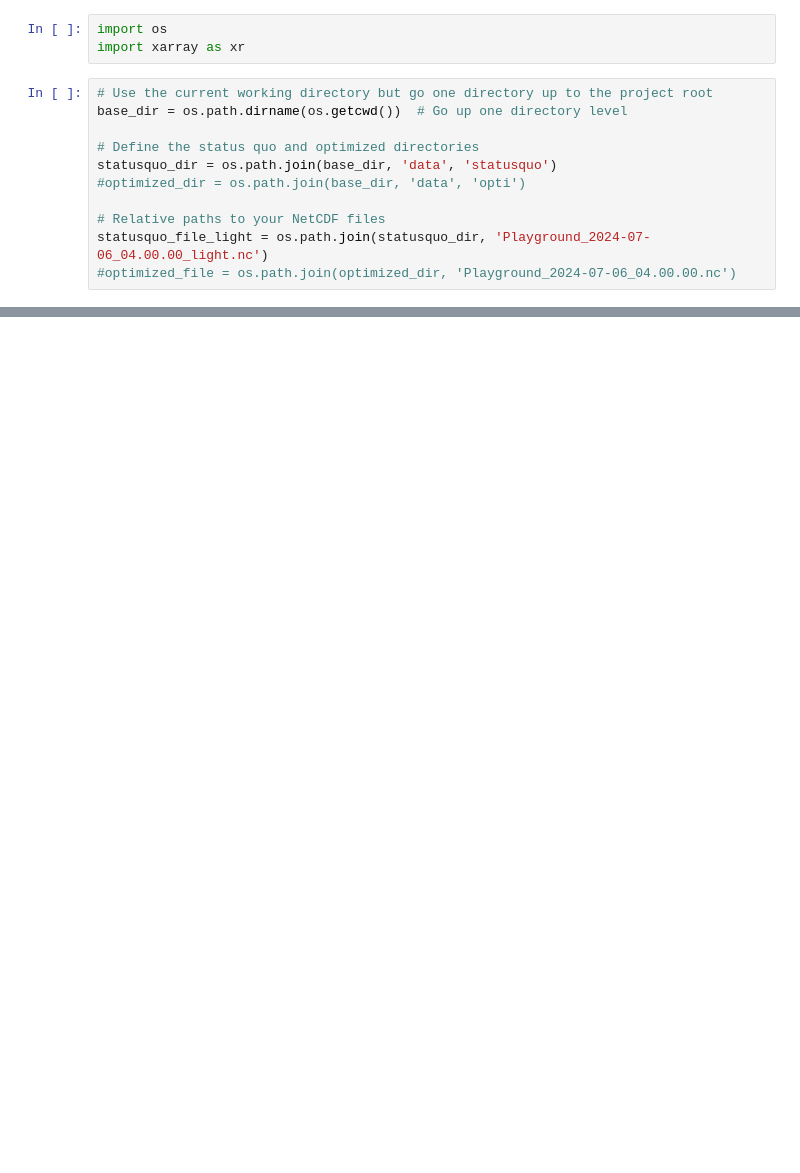
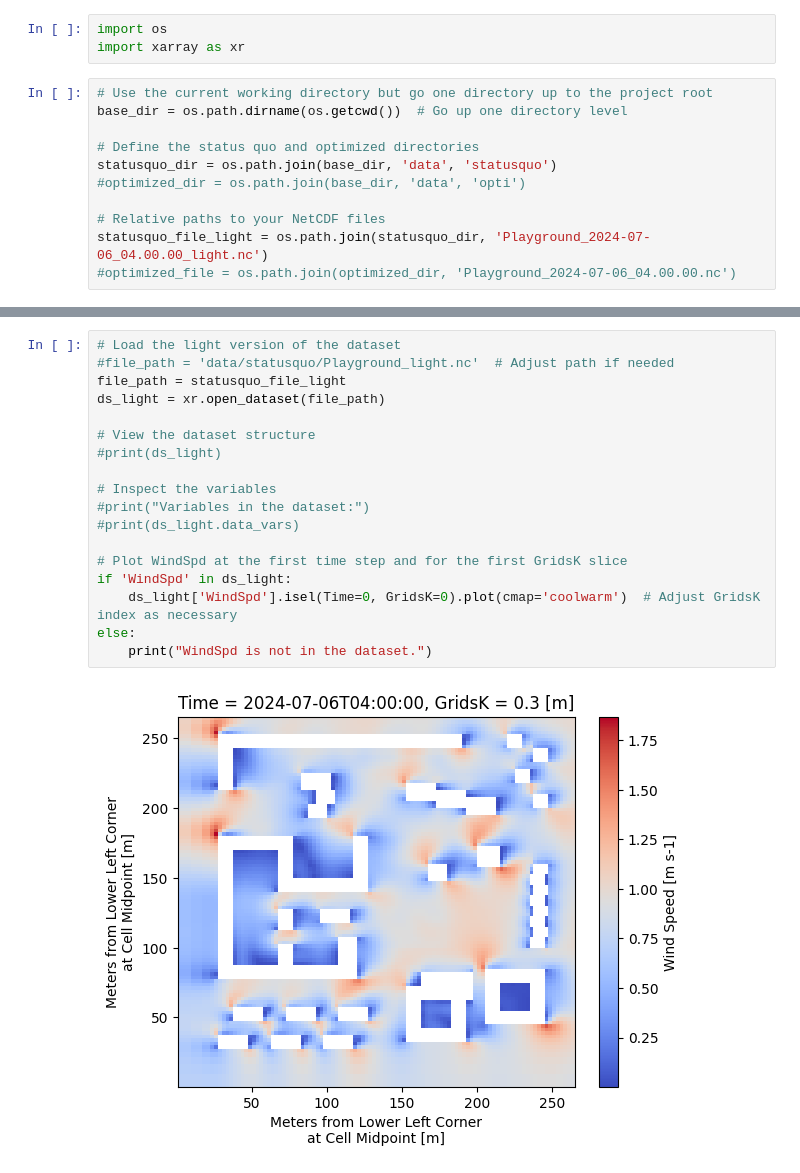
Before and after one commit to Ekaterina-Vititneva/microclimate-simulation, a Jupyter notebook: notebooks/data_exploration_light.ipynb, the cells around one changed output, grey strips where cells are left out. Drawn from its saved outputs; the diff is of its cells as text; blank space fills up the shorter version.

Commit message:
Added wind speed to the light version

```diff
--- a/notebooks/data_exploration_light.ipynb
+++ b/notebooks/data_exploration_light.ipynb
@@ -58,0 +68,20 @@ Attributes: (12/22)
+# %%
+# Load the light version of the dataset
+#file_path = 'data/statusquo/Playground_light.nc'  # Adjust path if needed
+file_path = statusquo_file_light
+ds_light = xr.open_dataset(file_path)
+
+# View the dataset structure
+#print(ds_light)
+
+# Inspect the variables
+#print("Variables in the dataset:")
+#print(ds_light.data_vars)
+
+# Plot WindSpd at the first time step and for the first GridsK slice
+if 'WindSpd' in ds_light:
+    ds_light['WindSpd'].isel(Time=0, GridsK=0).plot(cmap='coolwarm')  # Adjust GridsK index as necessary
+else:
+    print("WindSpd is not in the dataset.")
+# %% [output]
+[figure, added]
```
Also changed, not shown: parts of 2 cells of this notebook, 6 other files.
